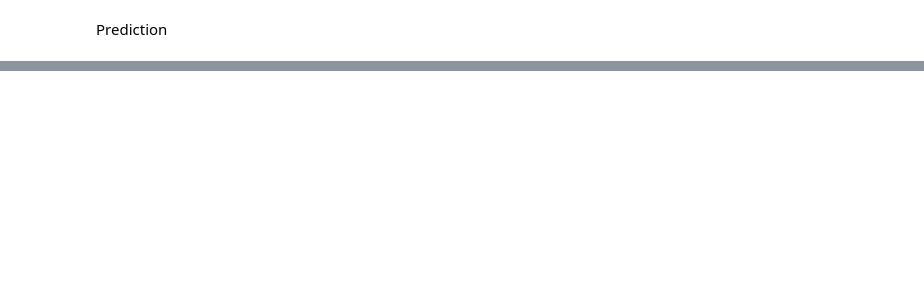
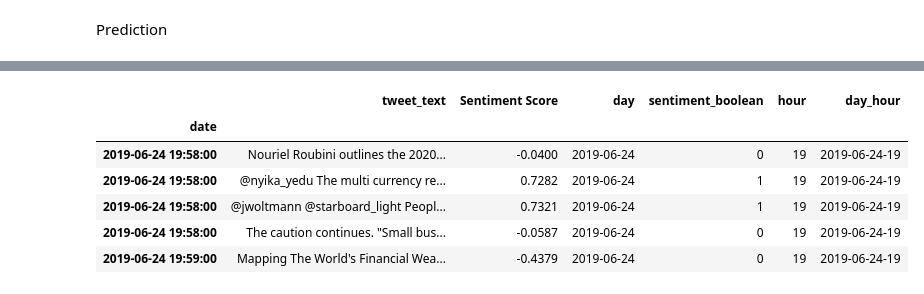
Before and after one commit to Megaexoplanet/Sentiment-Analysis-of-Tweets-to-Predict-Stock-Market, a Jupyter notebook: PThree.ipynb, the cells around one changed output, grey strips where cells are left out. Cells and saved outputs as stored; diff of their text form; code cells hidden in the pictures; blank space fills up the shorter version.

```diff
--- a/PThree.ipynb
+++ b/PThree.ipynb
@@ -688,0 +779,7 @@ import matplotlib.pyplot as plt
+# %%
+prediction, bias, contributions = ti.predict(dtr, numpy_df_test)
+# %%
+idx=np.arange(int(test_start_index),int(test_end_index))
+predictions_df = pd.DataFrame(data=prediction[0:], index = idx, columns=['SP500 CLOSE'])
+predictions_df.rename(columns={'SP500 CLOSE':'predicted_price'}, inplace=True)
+predictions_df
@@ -688,0 +817,15 @@ import matplotlib.pyplot as plt
+# %%
+accuracy = []
+x = 0
+last = 0
+while True:
+# for x in range(51):
+    acc = round(calculateAccuracy(x,test['SP500 CLOSE'].tolist(), predictions_df['predicted_price'].tolist()), 4)
+    accuracy.append(acc)
+    if acc >= 1:
+        break
+    x+=1
+daily_dtr_classification_df = pd.DataFrame({'Classification accuracy': accuracy})
+daily_dtr_classification_df.round({'Classification accuracy': 4})
+daily_dtr_classification_df.to_csv(r"C:\Users\Owner\Desktop\Projects\daily_dtr_classification_df.csv", header=True)
+daily_dtr_classification_df
@@ -688,0 +874,8 @@ import matplotlib.pyplot as plt
+# %%
+# filter into hours
+hours = []
+my_tweets = ftext_tweets
+for x in range(my_tweets.count()[0]):
+    hours.append(str(my_tweets.index[x])[11:13])
+my_tweets['hour'] = hours
+my_tweets.head()
@@ -688,0 +890,18 @@ import matplotlib.pyplot as plt
+# %%
+# create new data column
+hours_days = []
+for x in range(my_tweets.count()[0]):
+    day = my_tweets['day'][x]
+    hour = my_tweets['hour'][x]
+    result = day+"-"+hour
+    hours_days.append(result)
+my_tweets['day_hour'] = hours_days
+my_tweets.head()
+# %% [output]
+|  | tweet_text | Sentiment Score | day | sentiment_boolean | hour | day_hour |
+| date |  |  |  |  |  |  |
+| 2019-06-24 19:58:00 | Nouriel Roubini outlines the 2020... | -0.0400 | 2019-06-24 | 0 | 19 | 2019-06-24-19 |
+| 2019-06-24 19:58:00 | @nyika_yedu The multi currency re... | 0.7282 | 2019-06-24 | 1 | 19 | 2019-06-24-19 |
+| 2019-06-24 19:58:00 | @jwoltmann @starboard_light Peopl... | 0.7321 | 2019-06-24 | 1 | 19 | 2019-06-24-19 |
+| 2019-06-24 19:58:00 | The caution continues. "Small bus... | -0.0587 | 2019-06-24 | 0 | 19 | 2019-06-24-19 |
+| 2019-06-24 19:59:00 | Mapping The World's Financial Wea... | -0.4379 | 2019-06-24 | 0 | 19 | 2019-06-24-19 |
```
Also changed, not shown: parts of 81 cells of this notebook.
